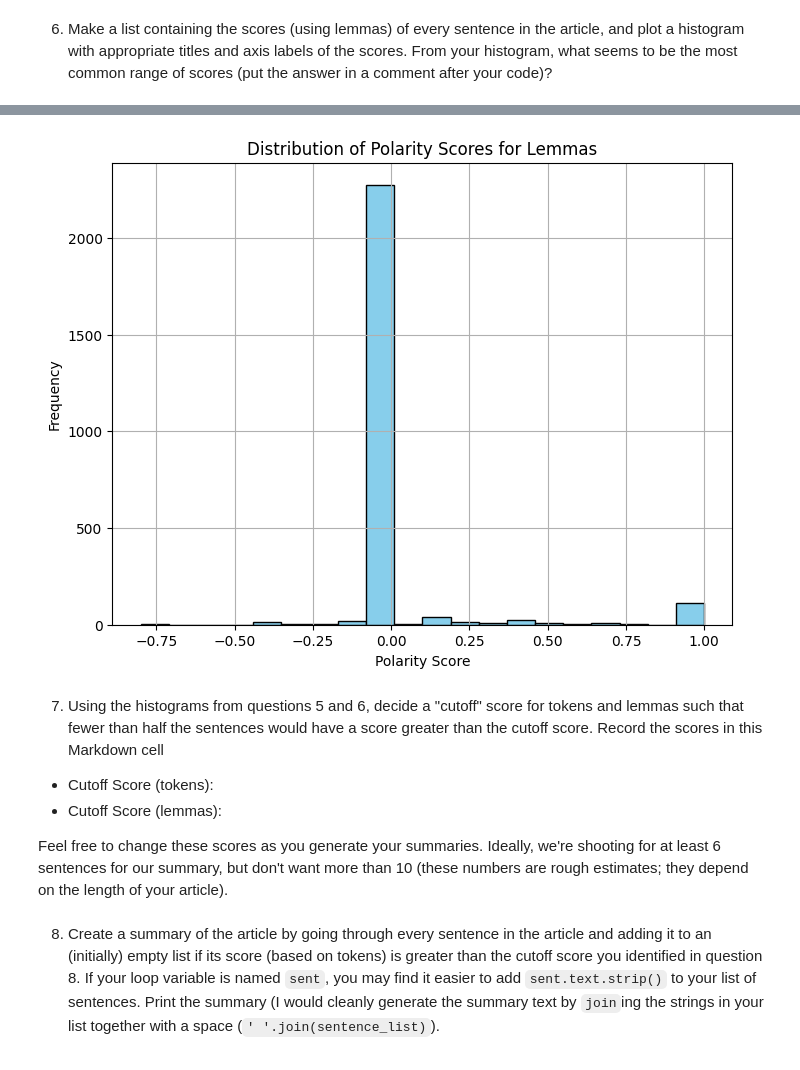
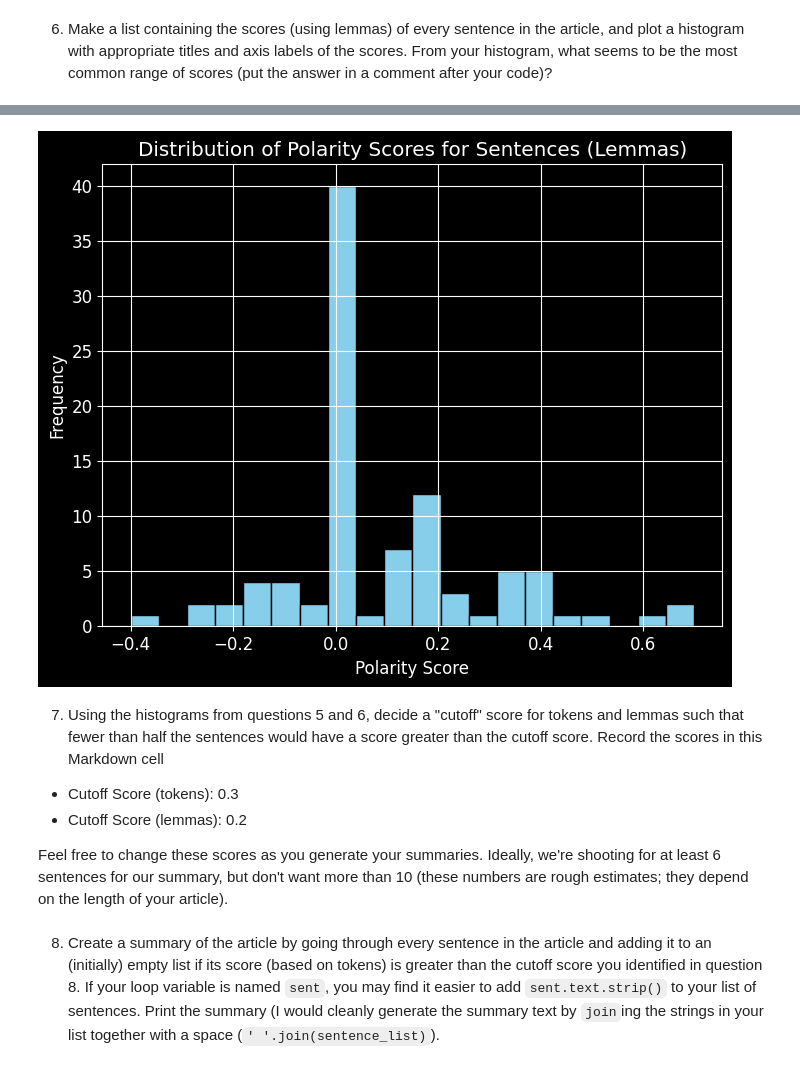
Before and after one commit to julia-fangman/article-summarizer-final, a Jupyter notebook: article-summarizer.ipynb, the cells around one changed output, grey strips where cells are left out. Saved outputs shown, nothing was run; the diff lists cells and outputs as text; code cells hidden in the pictures.

```diff
--- a/article-summarizer.ipynb
+++ b/article-summarizer.ipynb
@@ -214,17 +336,41 @@ plt.show()
 # %%
+import requests
+from bs4 import BeautifulSoup
+import spacy
 import matplotlib.pyplot as plt
 from textblob import TextBlob
 
-# Calculate polarity score for each lemma in the article
-lemma_scores = [TextBlob(token.lemma_).sentiment.polarity for token in doc if not token.is_stop and not token.is_punct]
+# URL of the article
+url = "https://www.forbes.com/health/fitness/what-is-pickleball/"
+
+# Send a GET request to the URL
+response = requests.get(url)
+
+# Parse the HTML content of the page
+soup = BeautifulSoup(response.content, "html.parser")
+
+# Find all paragraphs within the article content
+paragraphs = soup.find_all("p", class_=None)
+
+# Extract text content from the paragraphs
+article_content = "\n".join([p.text for p in paragraphs if p.text.strip()])  # Filter out empty paragraphs
+
+# Load spaCy's English-language model
+nlp = spacy.load('en_core_web_sm')
+
+# Process the text with spaCy
+doc = nlp(article_content)
+
+# Calculate polarity score for each sentence lemma
+sentence_scores = [TextBlob(sent.lemma_).sentiment.polarity for sent in doc.sents]
 
 # Plot histogram
 plt.figure(figsize=(8, 6))
-plt.hist(lemma_scores, bins=20, color='skyblue', edgecolor='black')
-plt.title('Distribution of Polarity Scores for Lemmas')
+plt.hist(sentence_scores, bins=20, color='skyblue', edgecolor='black')
+plt.title('Distribution of Polarity Scores for Sentences (Lemmas)')
 plt.xlabel('Polarity Score')
 plt.ylabel('Frequency')
 plt.grid(True)
 plt.show()
 # %% [output]
-[figure, old version]
+[figure, new version]
@@ -233,8 +379,8 @@ plt.show()
 # %% [markdown]
 7. Using the histograms from questions 5 and 6, decide a "cutoff" score for tokens and lemmas such that fewer than half the sentences would have a score greater than the cutoff score.  Record the scores in this Markdown cell
 
-* Cutoff Score (tokens):
-* Cutoff Score (lemmas):
+* Cutoff Score (tokens): 0.3
+* Cutoff Score (lemmas): 0.2
 
 Feel free to change these scores as you generate your summaries.  Ideally, we're shooting for at least 6 sentences for our summary, but don't want more than 10 (these numbers are rough estimates; they depend on the length of your article).
 # %% [markdown]
```
Also changed, not shown: parts of 19 cells of this notebook.
